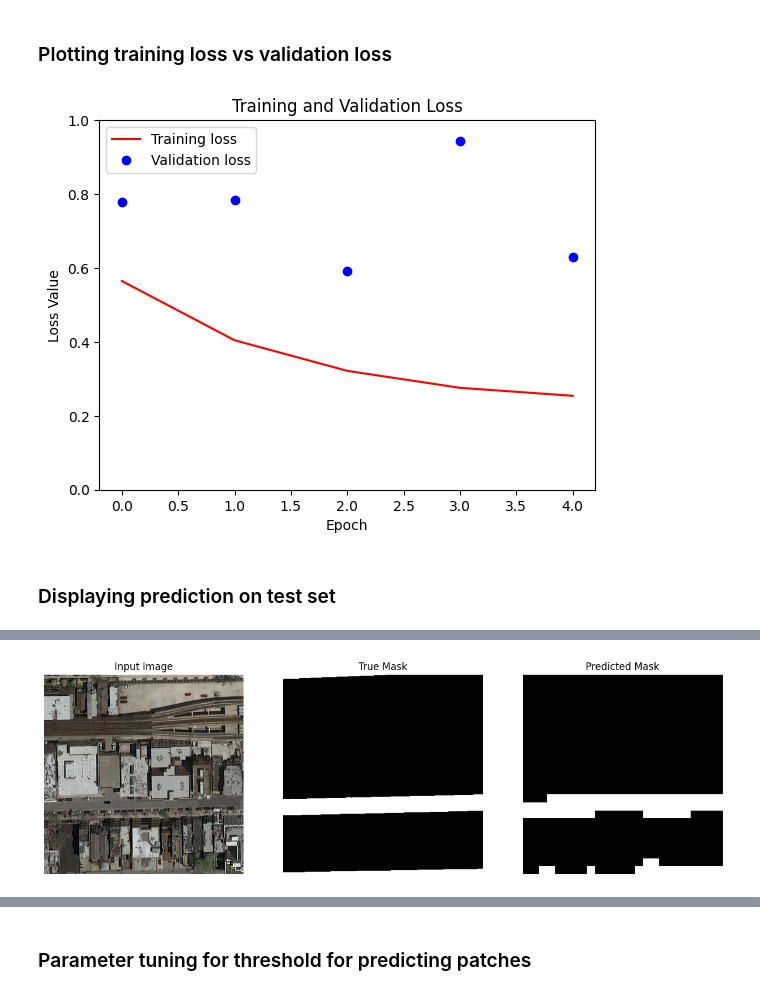
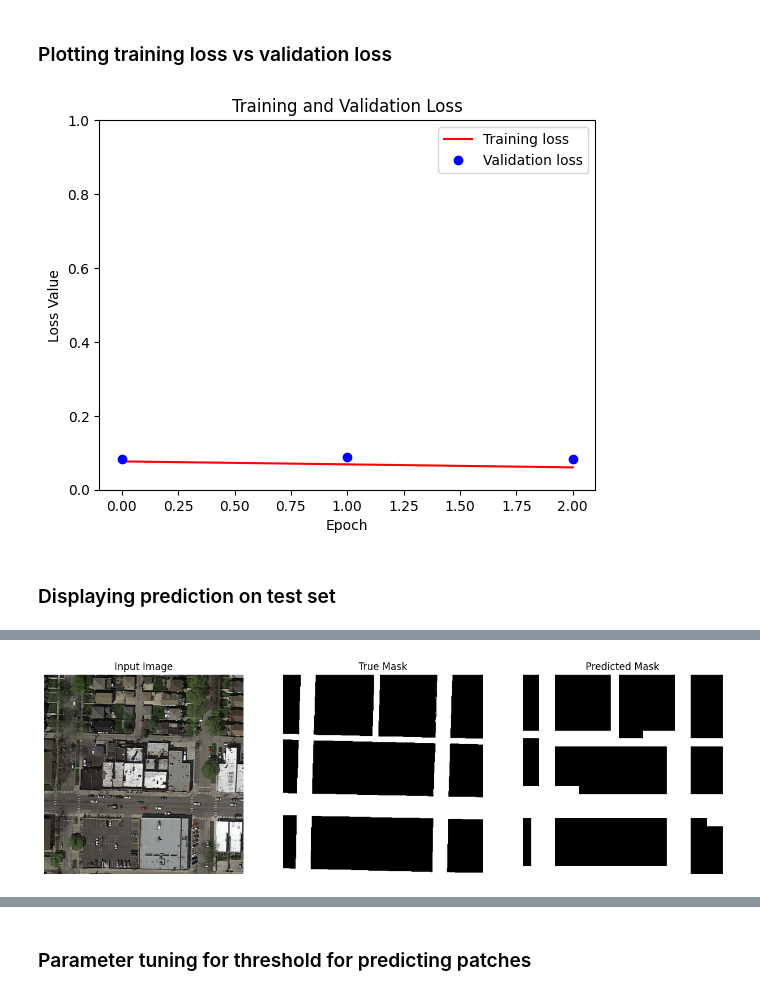
Before and after one commit to haraldhob/ML_course, a Jupyter notebook: projects/project2/project_road_segmentation/project 2.ipynb, the cells around one changed output, grey strips where cells are left out. Drawn from its saved outputs; the diff is of its cells as text; code cells hidden in the pictures.

Commit message:
Optimizing the fitted model

```diff
--- a/projects/project2/project_road_segmentation/project 2.ipynb
+++ b/projects/project2/project_road_segmentation/project 2.ipynb
@@ -333,8 +331,8 @@ def augment_data(images, masks, augment_options, original_size):
 
     :return: Augmented images and masks.
     """
-    augmented_images = []
-    augmented_masks = []
+    augmented_images = list(images)
+    augmented_masks = list(masks)
 
     # Color Augmentation
     if augment_options.get("color_augmentation"):
@@ -436,19 +434,27 @@ augment_options = {
     , "flipping": True
 }
 
+# Split data for validation set
+imgs, X_validation, gt_imgs, y_validation = train_test_split(imgs, gt_imgs, test_size=0.10, random_state=42)
+
+X_validation = np.array(X_validation)
+y_validation = np.array(y_validation)
+
 # Apply augmentations
 augmented_imgs, augmented_gt_imgs = augment_data(imgs, gt_imgs, augment_options, (original_height, original_width))
 
-# Split data into training and test sets
+# Split data into training and test set
 X_train, X_test, y_train, y_test = train_test_split(augmented_imgs, augmented_gt_imgs, test_size=0.30, random_state=42)
 
 # Normalization
 X_train = X_train.astype('float32') #/ 255
 X_test = X_test.astype('float32') #/ 255
+X_validation = X_validation.astype('float32') #/ 255
 
 # Make sure that the gt are binary 0 and 1
 y_train = (y_train > 0.5).astype(np.float32)
 y_test = (y_test > 0.5).astype(np.float32)
+y_validation = (y_validation > 0.5).astype(np.float32)
 # %% [output]
 Applying color augmentation
 Applying rotation in [0, 45, 90] angles
@@ -677,5 +684,5 @@ callbacks = [
         tf.keras.callbacks.EarlyStopping(patience=3, monitor='val_loss'),
         tf.keras.callbacks.TensorBoard(log_dir='logs')]
 
-history = model.fit(X_train, y_train, class_weight=class_weights, validation_data=(X_test, y_test), batch_size=10, epochs=15, callbacks=callbacks)
+history = model.fit(X_train, y_train, class_weight=class_weights, validation_data=(X_test, y_test), batch_size=10, epochs=3, callbacks=callbacks)
 # %% [output]
@@ -724,7 +721,7 @@ plt.legend()
 plt.savefig("train_validation_loss.png")
 plt.show()
 # %% [output]
-[figure, old version]
+[figure, new version]
 # %% [markdown]
 ### Displaying prediction on test set
 # %%
@@ -789,7 +786,7 @@ prediction = model.predict(sample_image[tf.newaxis, ...])[0]
 predicted_mask = (prediction > 0.5).astype(np.uint8)
 
 # Convert the predicted mask into patches
-predicted_majority_patches = predictions_to_thresholded_patches(predicted_mask, threshold=0.5)
+predicted_majority_patches = predictions_to_thresholded_patches(predicted_mask, threshold=0.25)
 
 # Display the original image, true mask, and predicted mask
 display([sample_image, sample_mask, predicted_majority_patches])
@@ -798,4 +795,4 @@ display([sample_image, sample_mask, predicted_majority_patches])
-[figure, old version]
+[figure, new version]
 # %%
 display_overlay(sample_image, predicted_mask)
 # %% [output]
```
Also changed, not shown: parts of 12 cells of this notebook, 20 other files.
